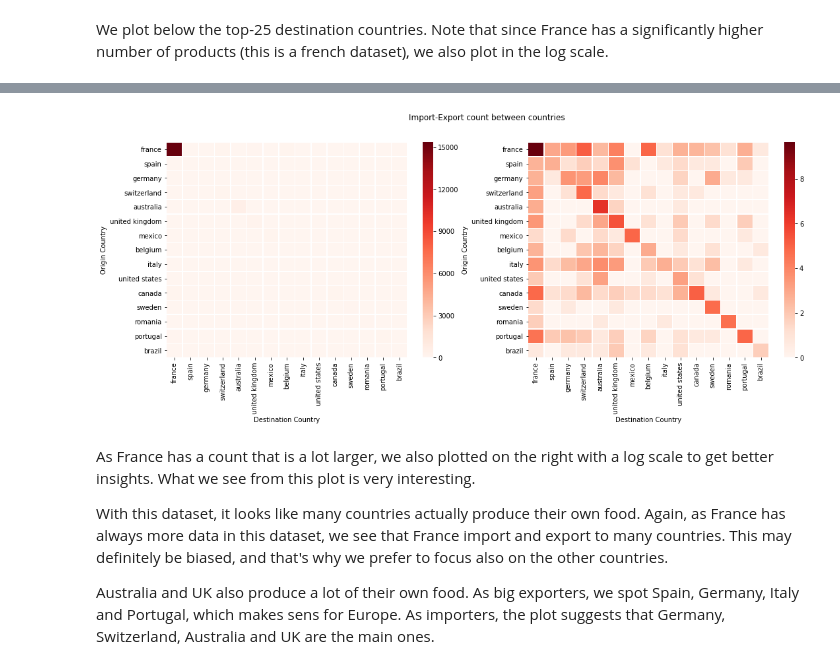
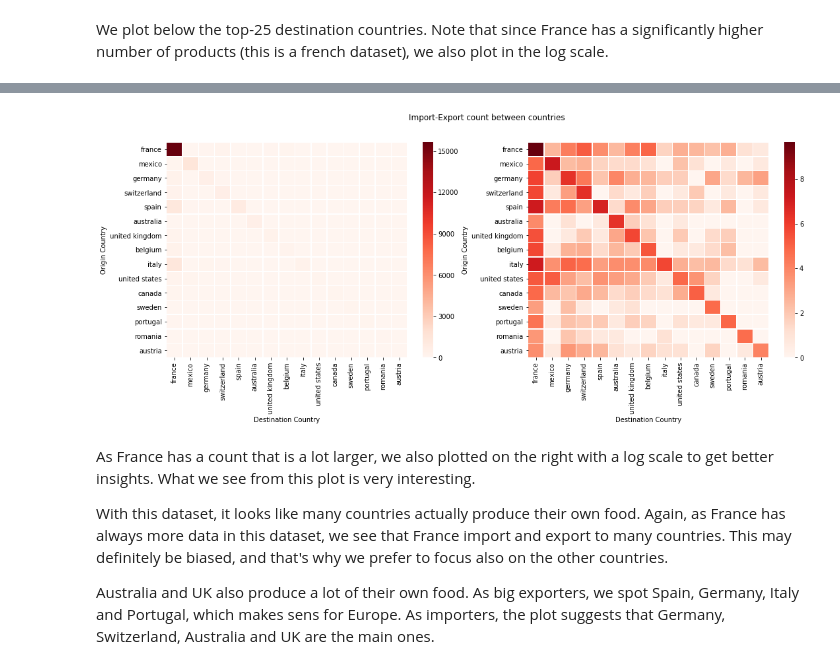
Before and after one commit to mattbuot/Project, a Jupyter notebook: ProjectADA.ipynb, the cells around one changed output, grey strips where cells are left out. Cells and saved outputs as stored; diff of their text form; code cells hidden in the pictures.

Commit message:
Added country column cleaning

```diff
--- a/ProjectADA.ipynb
+++ b/ProjectADA.ipynb
@@ -112,3 +265,0 @@ First, we split the 'countries' and 'origins' columns, since they may contain mo
-# %%
-df = splitDataFrameList(without_nan(df, 'countries_en'), 'countries_en', ',')
-df = splitDataFrameList(without_nan(df, 'origins'), 'origins', ',')
@@ -125,16 +270,16 @@ dest_count = df['countries_en'].value_counts()
 # %% [markdown]
 We plot below the top-25 destination countries. Note that since France has a significantly higher number of products (this is a french dataset), we also plot in the log scale.
 # %%
-# Create subplots
+#Create subplots
 f, (ax1, ax2) = plt.subplots(1, 2, figsize=(18, 7))
 
-# Plot the count of the products for each destination country
+#Plot the count of the products for each destination country
 dest_count[:25].plot(kind='barh', color='orange', ax=ax1)
 ax1.set_xlabel('Number of products')
 
-# Plot again in log scale
+#Plot again in log scale
 dest_count[:25].plot(kind='barh', color='orange', ax=ax2, log=True)
-ax2.set_xlabel('Number of products (log scale)')
+ax2.set_xlabel('Number of products')
 
 f.suptitle('Number of products in the dataset, per country')
 plt.show()
@@ -149,2 +295,2 @@ So we will keep those top countries, and we will do the analyses on the first 15
 # %%
-top_15 = dest_count[:15].index
+top_15 = df_with_origins['countries_en'].value_counts()[:15].index
@@ -156,17 +297,17 @@ After the matrix is filled with the counts of the different pairs, we use the he
 # %%
-def compute_heatmap(df):
+def compute_heatmap(df, countries):
     """Given a dataframe, compute a
     heatmap matrix for import-export
     analysis"""
 
     # Create the matrix that will contain the counts
-    matrix = pd.DataFrame(np.zeros((15, 15)), index=top_15, columns=top_15)
+    matrix = pd.DataFrame(np.zeros((countries.size, countries.size)), index=countries, columns=countries)
 
     # Fill in the matrix (for the top countries)
     for idx, row in df.iterrows():
         origin = row['origins']
         destination = row['countries_en']
-        if destination in top_15 and origin in top_15:
+        if destination in countries and origin in countries:
             matrix.at[origin, destination] += 1
     return matrix
 # %%
@@ -189,9 +330,9 @@ def plot_heatmap(matrix):
     f.suptitle('Import-Export count between countries')
     plt.show()
 # %%
-plot_heatmap(compute_heatmap(df))
+plot_heatmap(compute_heatmap(df_with_origins, top_15))
 # %% [output]
-[figure, old version]
+[figure, new version]
 # %% [markdown]
 As France has a count that is a lot larger, we also plotted on the right with a log scale to get better insights. What we see from this plot is very interesting.
 
```
Also changed, not shown: parts of 58 cells of this notebook.
